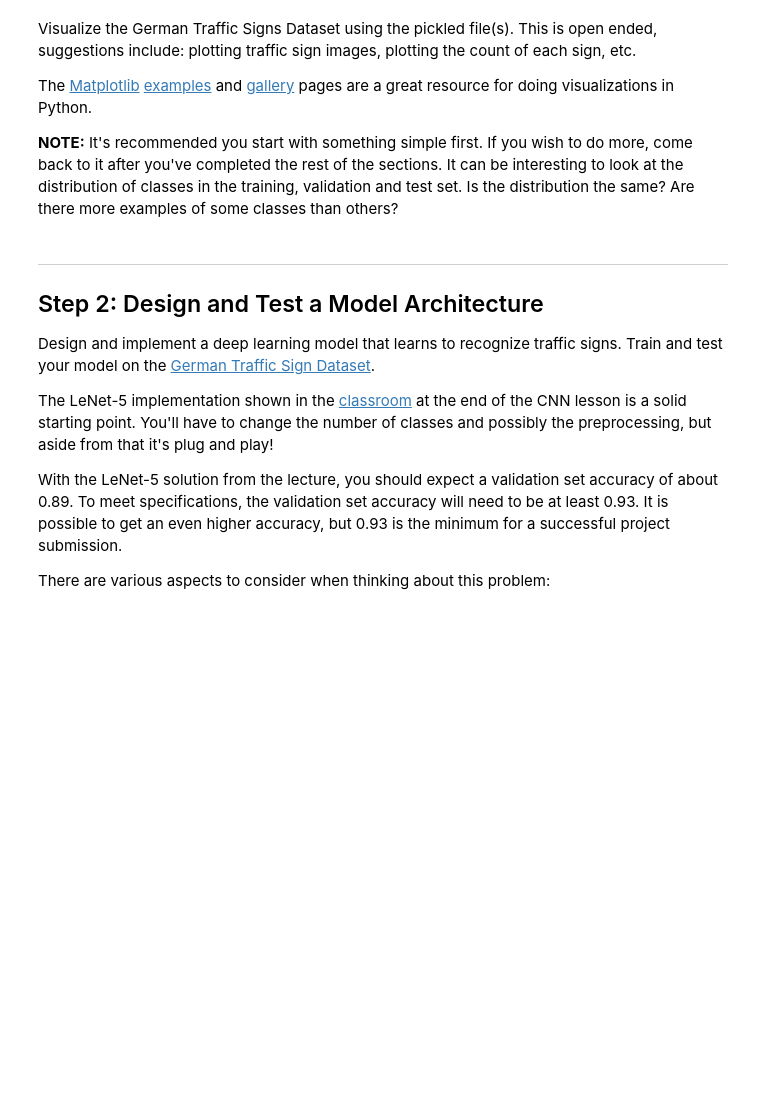
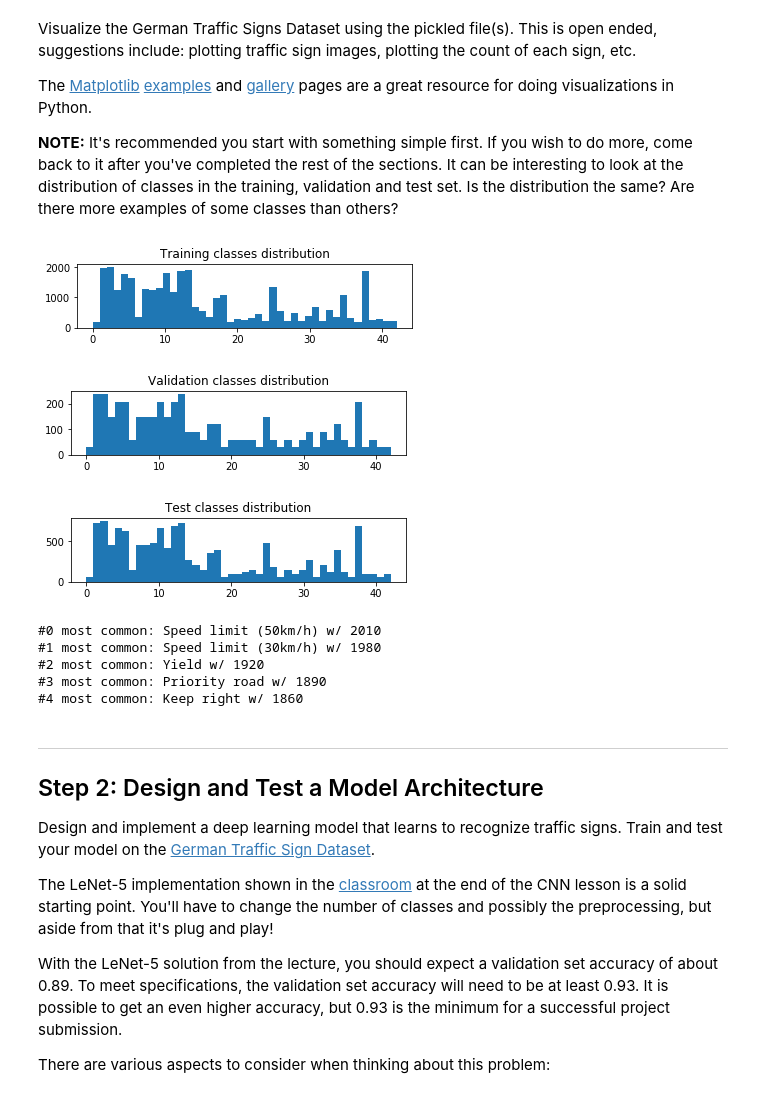
Before and after one commit to jaxbot/udacity-car-projects, a Jupyter notebook: Traffic_Sign_Classifier.ipynb, the cells around one changed output. Drawn from its saved outputs; the diff is of its cells as text; code cells hidden in the pictures; blank space fills up the shorter version.

```diff
--- a/Traffic_Sign_Classifier.ipynb
+++ b/Traffic_Sign_Classifier.ipynb
@@ -95,3 +97,44 @@ _, plot_dist_train = plt.subplots()
+# %%
+### Data exploration visualization code goes here.
+### Feel free to use as many code cells as needed.
+
+plt.subplot(3, 1, 1)
+plt.hist(y_train, n_classes)
+plt.title("Training classes distribution")
+plt.show()
+
+plt.subplot(3, 1, 2)
+plt.hist(y_valid, n_classes)
+plt.title("Validation classes distribution")
+plt.show()
+
+plt.subplot(3, 1, 3)
+plt.hist(y_test, n_classes)
+plt.title("Test classes distribution")
+plt.show()
+
+
+unique, counts = np.unique(y_train, return_counts=True)
+argsort = counts.argsort()
+
+unique_sorted = unique[[argsort[::-1]]]
+counts_sorted = counts[argsort[::-1]]
+
+for i in range(5):
+    title = SIGN_NAMES[unique_sorted[i]]
+    print("#{} most common: {} w/ {}".format(i, title, counts_sorted[i]))
+
+# Visualizations will be shown in the notebook.
+%matplotlib inline
+# %% [output]
+[figure, added]
+[figure, added]
+[figure, added]
+#0 most common: Speed limit (50km/h) w/ 2010
+#1 most common: Speed limit (30km/h) w/ 1980
+#2 most common: Yield w/ 1920
+#3 most common: Priority road w/ 1890
+#4 most common: Keep right w/ 1860
 # %% [markdown]
 ----
 
```
Also changed, not shown: parts of 17 cells of this notebook, 8 other files.
